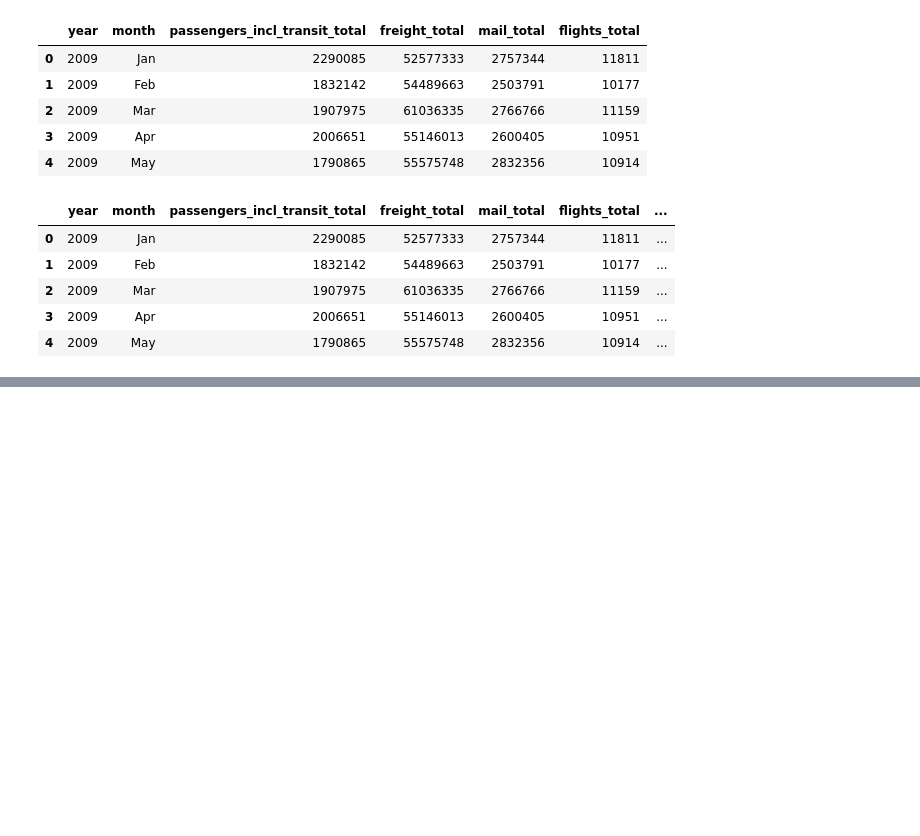
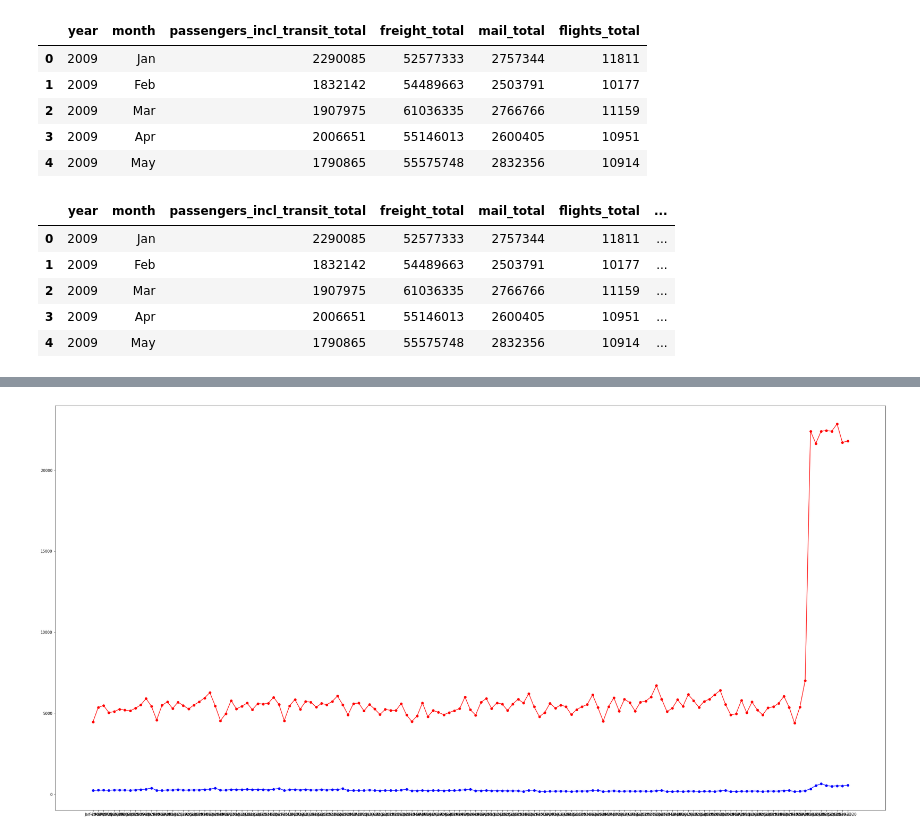
Before and after one commit to dianeyaneza/ebay-espresso, a Jupyter notebook: investigation/ratio_of_passengers_and_freight.ipynb, the cells around one changed output, grey strips where cells are left out. Saved outputs shown, nothing was run; the diff lists cells and outputs as text; code cells hidden in the pictures; blank space fills up the shorter version.

```diff
--- a/investigation/ratio_of_passengers_and_freight.ipynb
+++ b/investigation/ratio_of_passengers_and_freight.ipynb
@@ -41,0 +69,7 @@ ratioData.head()
+# %%
+fig, ax1 = plt.subplots(figsize=(40,20))
+ax1.plot_date(ratioData['date'], ratioData['freight_per_flight'],linestyle='-',color='r')
+ax1.plot_date(ratioData['date'], ratioData['mail_per_flight'],linestyle='-',color='b')
+plt.show()
+# %% [output]
+[figure, added]
```
Also changed, not shown: parts of 2 cells of this notebook.
